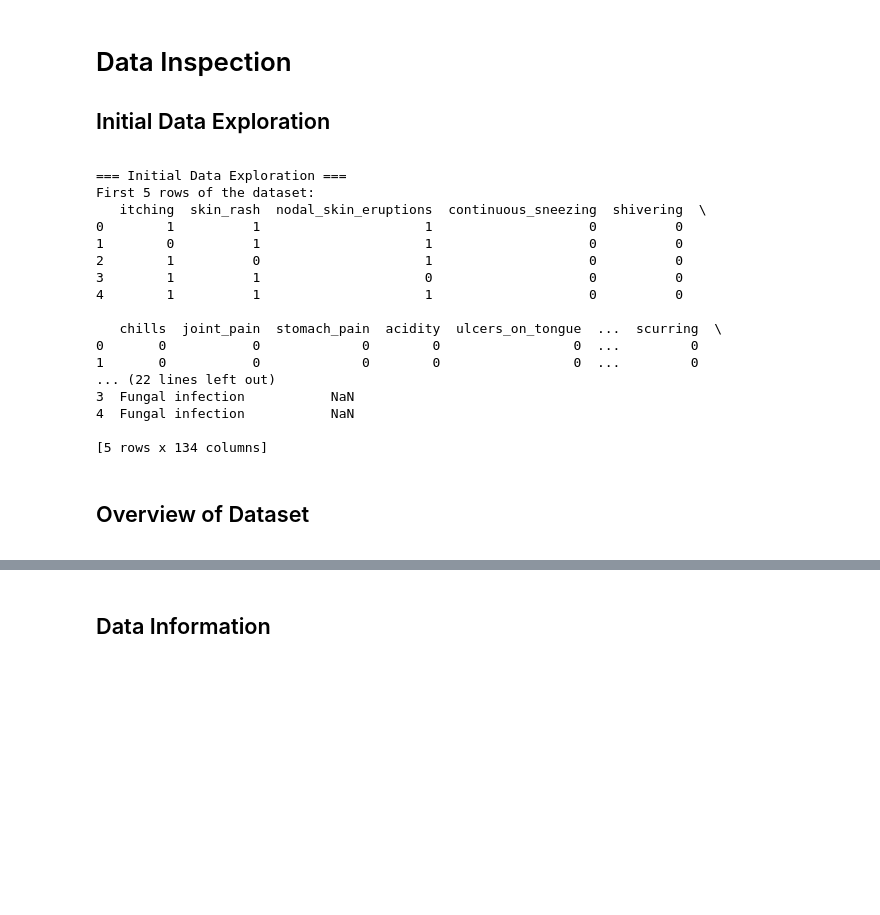
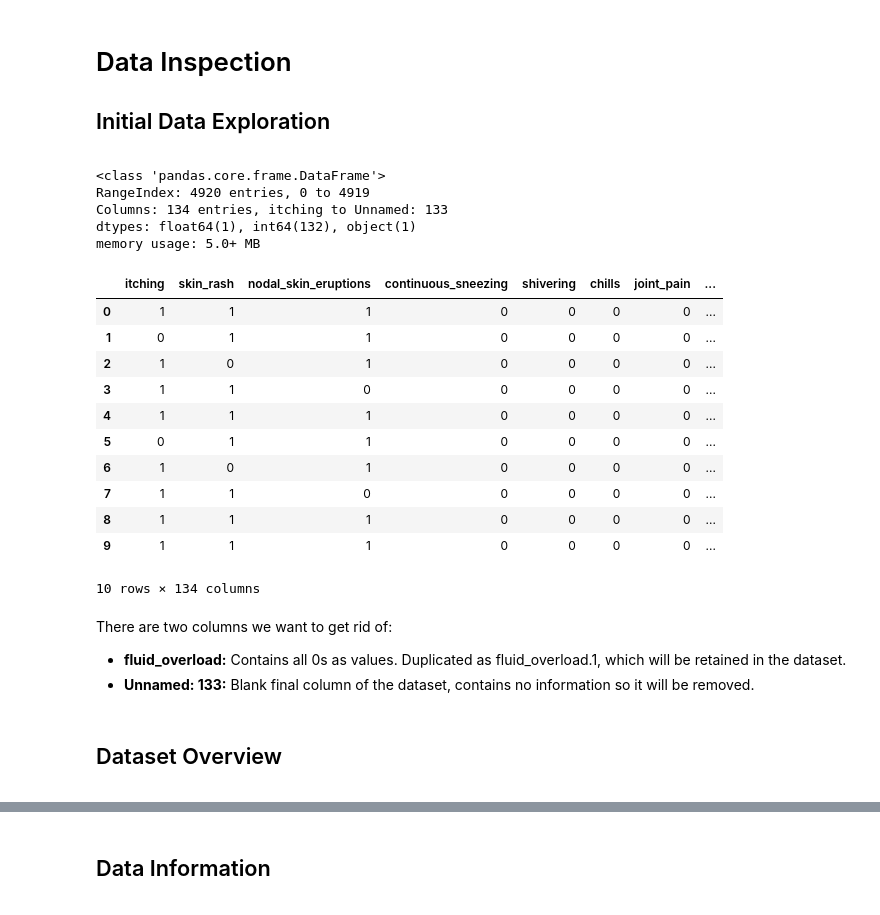
Before and after one commit to franklinen/disease_prediction, a Jupyter notebook: exploratory_analysis.ipynb, the cells around one changed output, grey strips where cells are left out. Cells and saved outputs as stored; diff of their text form; code cells hidden in the pictures; blank space fills up the shorter version.

```diff
--- a/exploratory_analysis.ipynb
+++ b/exploratory_analysis.ipynb
@@ -60,33 +50,38 @@ def read_test_data (test_file_path):
 # %% [markdown]
 ##### Loading the Dataset
 # %%
-train_data = read_train_data("data/Training.csv")
-test_data = read_test_data("data/Testing.csv")
+train_data = pd.read_csv("data/Training.csv")
+test_data = pd.read_csv("data/Testing.csv")
 # %% [markdown]
 # Data Inspection
 <a id="Data-Inspection"></a>
 ## Initial Data Exploration
 <a id="Initial-Data-Exploration"></a>
-# %%
-# Initial data exploration
-print("\n=== Initial Data Exploration ===")
-print("First 5 rows of the dataset:")
-print(train_data.head())
-# %% [output]
-=== Initial Data Exploration ===
-First 5 rows of the dataset:
-   itching  skin_rash  nodal_skin_eruptions  continuous_sneezing  shivering  \
-0        1          1                     1                    0          0
-1        0          1                     1                    0          0
-2        1          0                     1                    0          0
-3        1          1                     0                    0          0
-4        1          1                     1                    0          0
-
-   chills  joint_pain  stomach_pain  acidity  ulcers_on_tongue  ...  scurring  \
-0       0           0             0        0                 0  ...         0
-1       0           0             0        0                 0  ...         0
-... (22 lines left out)
-3  Fungal infection           NaN
-4  Fungal infection           NaN
-
-[5 rows x 134 columns]
+# %%
+# Initial data exploration
+train_data.info()
+# %% [output]
+<class 'pandas.core.frame.DataFrame'>
+RangeIndex: 4920 entries, 0 to 4919
+Columns: 134 entries, itching to Unnamed: 133
+dtypes: float64(1), int64(132), object(1)
+memory usage: 5.0+ MB
+# %%
+train_data.head(10)
+# %% [output]
+|  | itching | skin_rash | nodal_skin_eruptions | continuous_sneezing | shivering | chills | joint_pain | ... |
+| 0 | 1 | 1 | 1 | 0 | 0 | 0 | 0 | ... |
+| 1 | 0 | 1 | 1 | 0 | 0 | 0 | 0 | ... |
+| 2 | 1 | 0 | 1 | 0 | 0 | 0 | 0 | ... |
+| 3 | 1 | 1 | 0 | 0 | 0 | 0 | 0 | ... |
+| 4 | 1 | 1 | 1 | 0 | 0 | 0 | 0 | ... |
+| 5 | 0 | 1 | 1 | 0 | 0 | 0 | 0 | ... |
+| 6 | 1 | 0 | 1 | 0 | 0 | 0 | 0 | ... |
+| 7 | 1 | 1 | 0 | 0 | 0 | 0 | 0 | ... |
+| 8 | 1 | 1 | 1 | 0 | 0 | 0 | 0 | ... |
+| 9 | 1 | 1 | 1 | 0 | 0 | 0 | 0 | ... |
+10 rows × 134 columns
+# %% [markdown]
+There are two columns we want to get rid of:
+- **fluid_overload:** Contains all 0s as values. Duplicated as fluid_overload.1, which will be retained in the dataset.
+- **Unnamed: 133:** Blank final column of the dataset, contains no information so it will be removed.
@@ -93,4 +90,4 @@ First 5 rows of the dataset:
 # %% [markdown]
-## Overview of Dataset
+## Dataset Overview
 <a id="Overview-of-Dataset"></a>
 # %%
```
Also changed, not shown: parts of 10 cells of this notebook.
